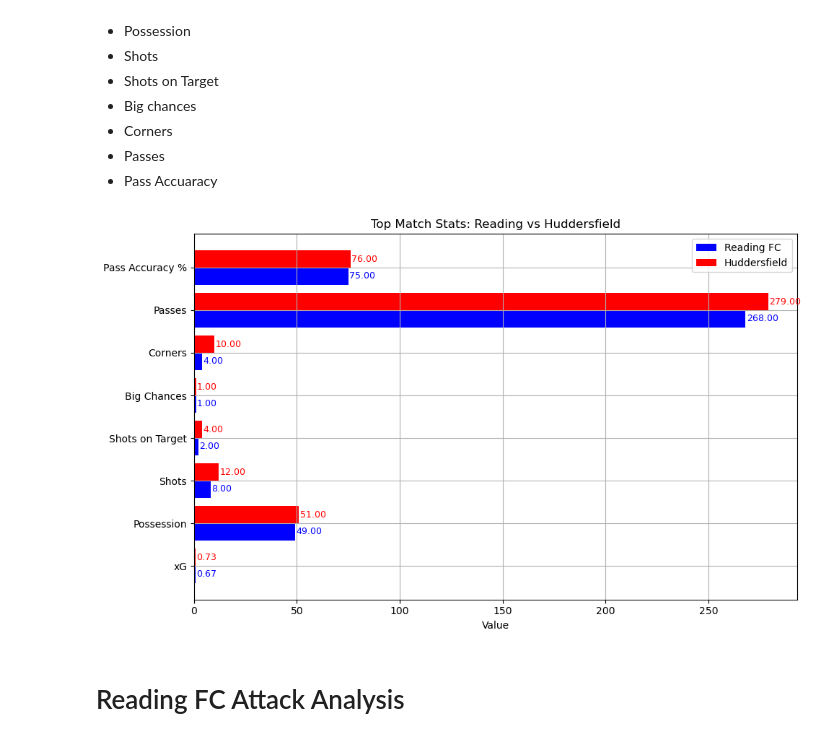
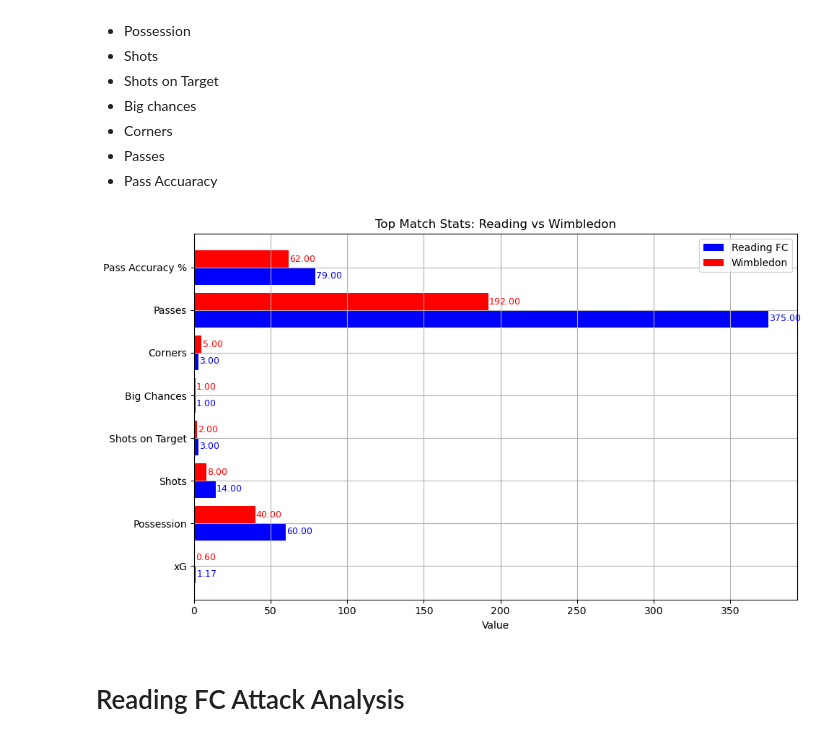
Before and after one commit to abryantgithub/Football_Analysis, a Jupyter notebook: notebooks/match-reports/Wimbledon.ipynb, the cells around one changed output. Cells and saved outputs as stored; diff of their text form; code cells hidden in the pictures.

Commit message:
Add AFC Wimbledon at Home analysis

```diff
--- a/notebooks/match-reports/Wimbledon.ipynb
+++ b/notebooks/match-reports/Wimbledon.ipynb
@@ -22,9 +22,9 @@ import numpy as np
 df = pd.read_csv('../../data/rfc_matchdata.csv')
 
 # Filtering for Huddersfield at Home
-df_huddersfield_home = df[(df["Opponent"] == "Huddersfield") & (df["Venue"] == "H")].reset_index(drop=True)
+df_wimbledon_home = df[(df["Opponent"] == "Wimbledon") & (df["Venue"] == "H")].reset_index(drop=True)
 
-match = df_huddersfield_home.iloc[0]
+match = df_wimbledon_home.iloc[0]
 # %% [markdown]
 - "rfc" = Reading FC based stat
 - "opp" = Opponent based stat
@@ -75,7 +75,7 @@ top_stats = {
 }
 
 # Convert to DataFrame
-basic_df = pd.DataFrame(top_stats, index=['Reading FC', 'Huddersfield']).T
+basic_df = pd.DataFrame(top_stats, index=['Reading FC', 'Wimbledon']).T
 
 fig, ax = plt.subplots(figsize=(10, 6))
 bar_width = 0.4
@@ -87,40 +87,40 @@ reading_bars = ax.barh(
     basic_df['Reading FC'],
     height=bar_width,
     label='Reading FC',
     color='blue'
 )
 
-# Huddersfield bars
-huddersfield_bars = ax.barh(
+# Wimbledon bars
+wimbledon_bars = ax.barh(
     [i + bar_width / 2 for i in y],
-    basic_df['Huddersfield'],
+    basic_df['Wimbledon'],
     height=bar_width,
-    label='Huddersfield',
+    label='Wimbledon',
     color='red'
 )
 
 # Adding data labels
 for bar in reading_bars:
     width = bar.get_width()
     y_pos = bar.get_y() + bar.get_height() / 2
     ax.text(width + 0.5, y_pos, f'{width:.2f}', va='center', ha='left', color='blue', fontsize=9)
 
-for bar in huddersfield_bars:
+for bar in wimbledon_bars:
     width = bar.get_width()
     y_pos = bar.get_y() + bar.get_height() / 2
     ax.text(width + 0.5, y_pos, f'{width:.2f}', va='center', ha='left', color='red', fontsize=9)
 
 # Final formatting
 ax.set_yticks(y)
 ax.set_yticklabels(basic_df.index)
 ax.set_xlabel("Value")
-ax.set_title("Top Match Stats: Reading vs Huddersfield")
+ax.set_title("Top Match Stats: Reading vs Wimbledon")
 ax.legend()
 ax.grid(True)
 plt.tight_layout()
 plt.show()
 # %% [output]
-[figure, old version]
+[figure, new version]
 # %% [markdown]
 # Reading FC Attack Analysis
 # %% [markdown]
```
Also changed, not shown: parts of 23 cells of this notebook, 1 other file.
